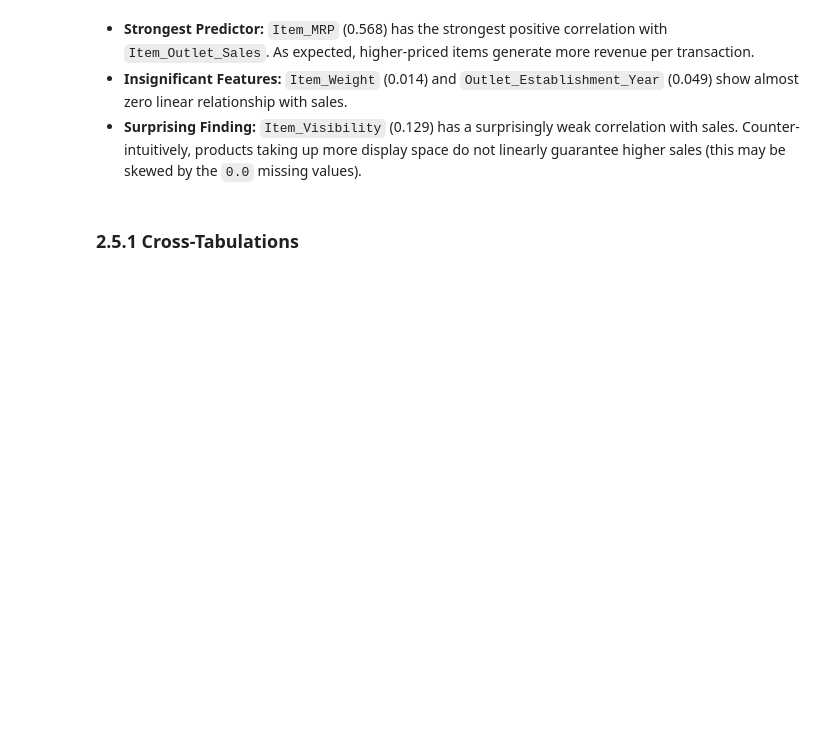
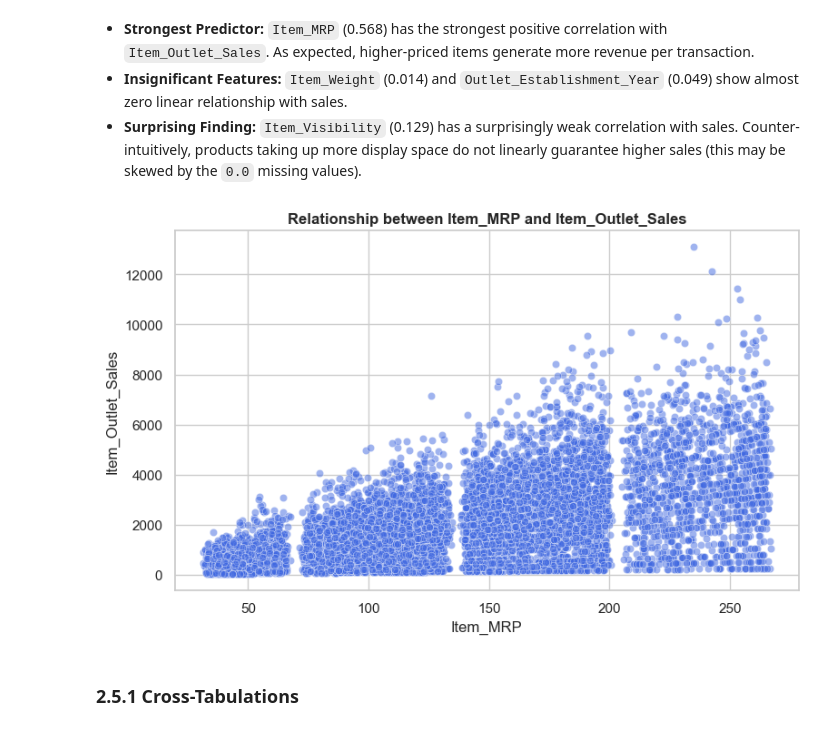
Before and after one commit to baobean/CSC14005-Lab2, a Jupyter notebook: EDA/EDA.ipynb, the cells around one changed output. Cells and saved outputs as stored; diff of their text form; code cells hidden in the pictures; blank space fills up the shorter version.

Commit message:
update EDA (Correlation & Relationships)

```diff
--- a/EDA/EDA.ipynb
+++ b/EDA/EDA.ipynb
@@ -448,6 +448,17 @@ plt.show()
 * **Strongest Predictor:** `Item_MRP` (0.568) has the strongest positive correlation with `Item_Outlet_Sales`. As expected, higher-priced items generate more revenue per transaction.
 * **Insignificant Features:** `Item_Weight` (0.014) and `Outlet_Establishment_Year` (0.049) show almost zero linear relationship with sales.
 * **Surprising Finding:** `Item_Visibility` (0.129) has a surprisingly weak correlation with sales. Counter-intuitively, products taking up more display space do not linearly guarantee higher sales (this may be skewed by the `0.0` missing values).
+# %%
+# Plotting the relationship between Item_MRP and Item_Outlet_Sales
+plt.figure(figsize=(8, 5))
+sns.scatterplot(x='Item_MRP', y='Item_Outlet_Sales', data=df, alpha=0.5, color='royalblue')
+plt.title('Relationship between Item_MRP and Item_Outlet_Sales', fontweight='bold')
+plt.xlabel('Item_MRP')
+plt.ylabel('Item_Outlet_Sales')
+plt.tight_layout()
+plt.show()
+# %% [output]
+[figure, added]
 # %% [markdown]
 ### 2.5.1 Cross-Tabulations
 # %%
```
Also changed, not shown: parts of 1 cell of this notebook.
